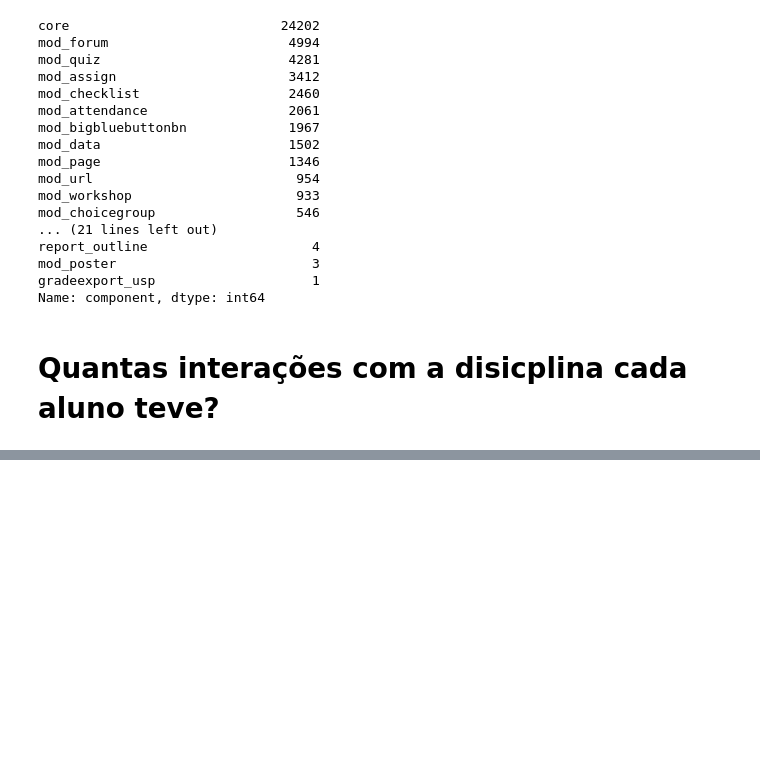
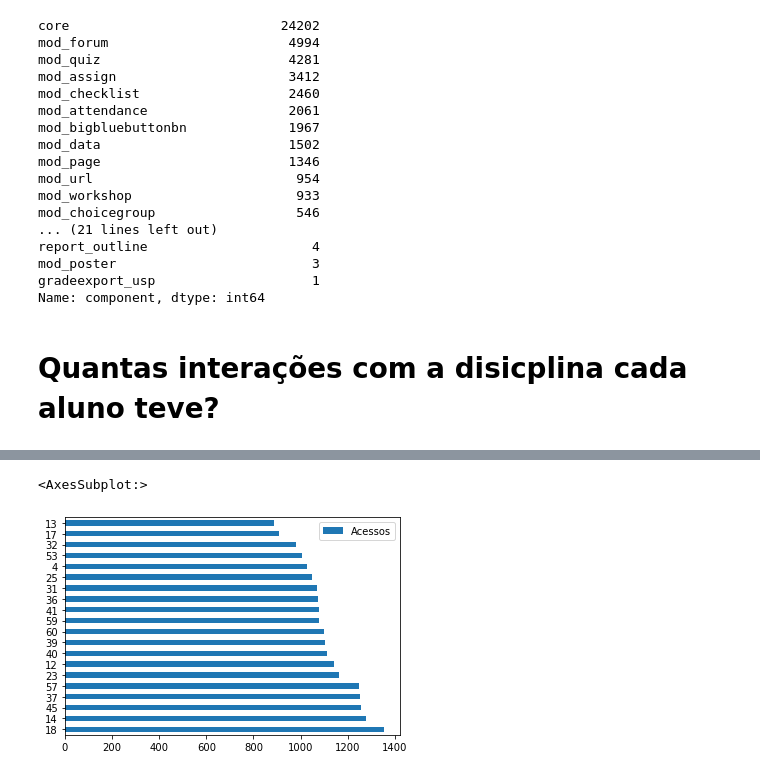
Before and after one commit to gustavo-ifusp/edisc-analytics, a Jupyter notebook: analiseengajamento.ipynb, the cells around one changed output, grey strips where cells are left out. Drawn from its saved outputs; the diff is of its cells as text; code cells hidden in the pictures; blank space fills up the shorter version.

```diff
--- a/analiseengajamento.ipynb
+++ b/analiseengajamento.ipynb
@@ -79,0 +56,12 @@ intera.sort_values(by='Acessos',ascending=False)[:N].plot(kind='barh')
+# %%
+filtrado1 = tabela.groupby(by=['userid']).size()
+filtro_tabela = filtrado1.drop(-1)
+filtro_tabela2 = filtro_tabela.drop(2)
+filtro_tabela3 = filtro_tabela2.drop(6)
+filtro_tabela3.to_csv('filtro_3.csv')
+filtrado2 = pd.read_table('filtro_3.csv', sep=',')
+filtrado3 = filtrado2.drop(columns=['userid'])
+filtrado3.columns = ['Acessos']
+N=60
+filtrado3.index
+filtrado3.sort_values(by='Acessos',ascending=False)[:N]
@@ -79,0 +90,6 @@ intera.sort_values(by='Acessos',ascending=False)[:N].plot(kind='barh')
+# %%
+N=20
+filtrado3.sort_values(by='Acessos',ascending=False)[:N].plot(kind='barh')
+# %% [output]
+<AxesSubplot:>
+[figure, added]
```
Also changed, not shown: parts of 10 cells of this notebook.
